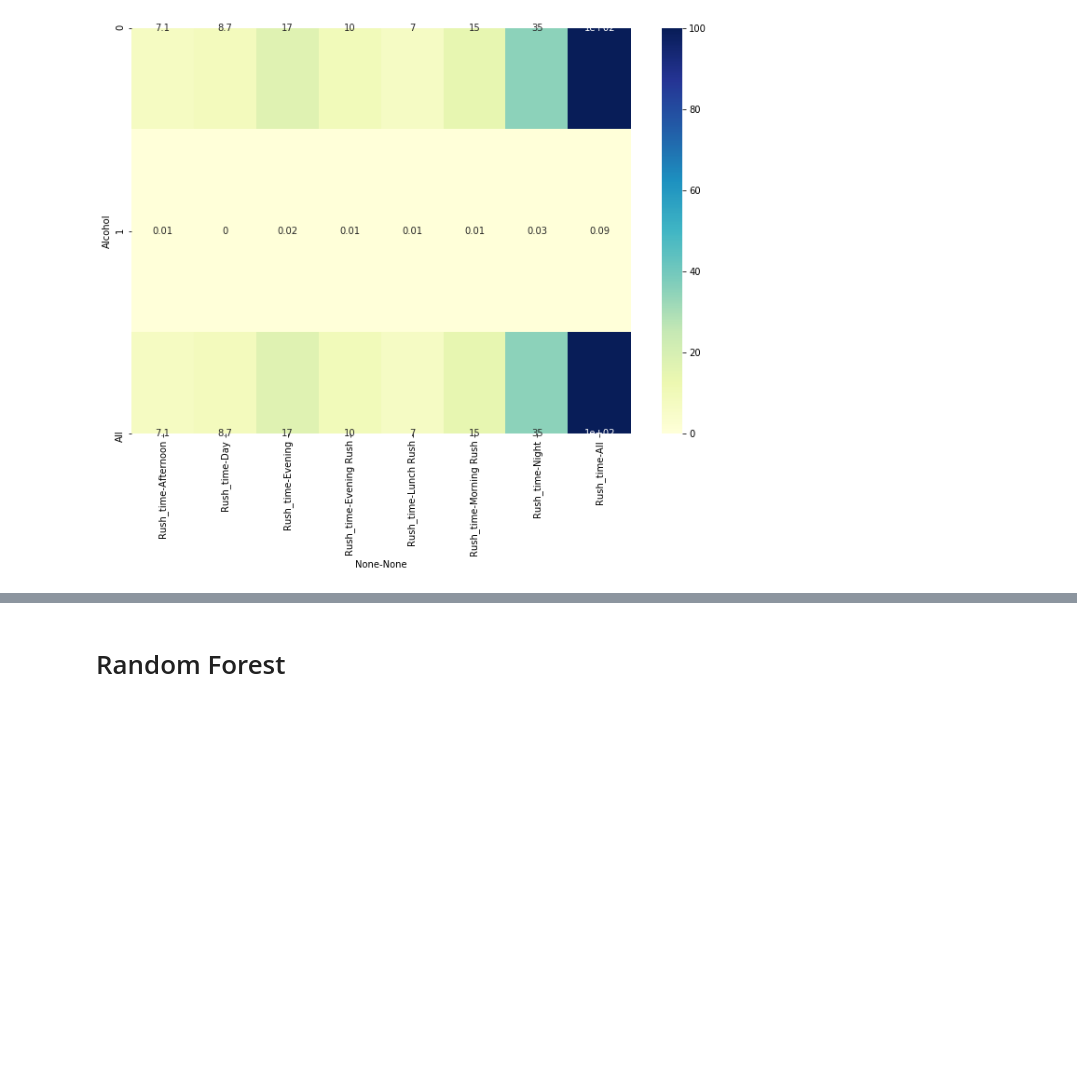
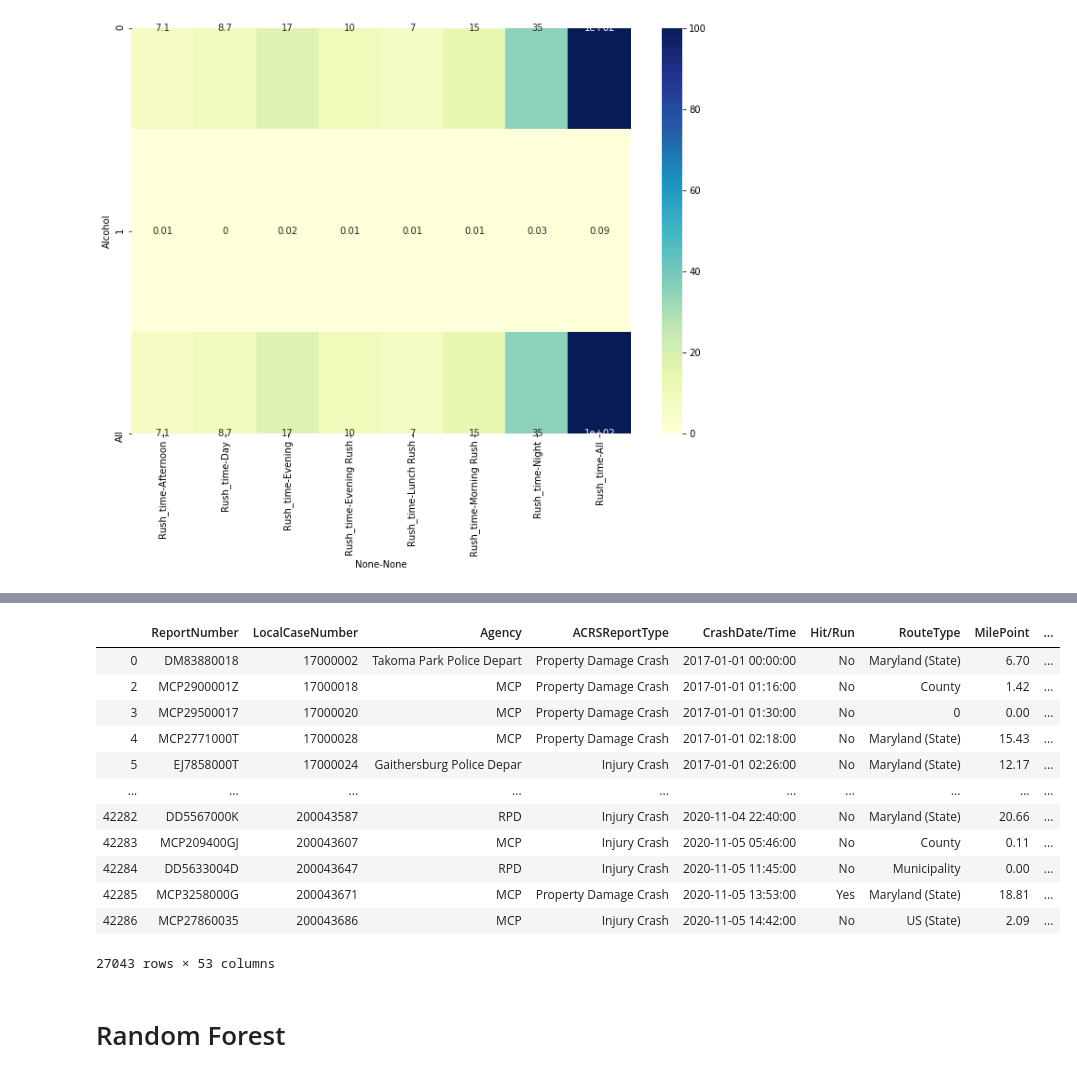
Before and after one commit to mnerolu/Data205, a Jupyter notebook: Models_Visualization.ipynb, the cells around one changed output, grey strips where cells are left out. Saved outputs shown, nothing was run; the diff lists cells and outputs as text; code cells hidden in the pictures; blank space fills up the shorter version.

```diff
--- a/Models_Visualization.ipynb
+++ b/Models_Visualization.ipynb
@@ -1045,0 +1079,20 @@ sns.heatmap(tab2_chi, annot=True, cmap="YlGnBu")
+# %%
+def get_ratio(CRI_new):
+    name = CRI_new['Weather']
+    return fuzz.token_sort_ratio(name, "Clear")
+
+CRI_new[CRI_new.apply(get_ratio, axis=1) > 70]
+# %% [output]
+|  | ReportNumber | LocalCaseNumber | Agency | ACRSReportType | CrashDate/Time | Hit/Run | RouteType | MilePoint | ... |
+| 0 | DM83880018 | 17000002 | Takoma Park Police Depart | Property Damage Crash | 2017-01-01 00:00:00 | No | Maryland (State) | 6.70 | ... |
+| 2 | MCP2900001Z | 17000018 | MCP | Property Damage Crash | 2017-01-01 01:16:00 | No | County | 1.42 | ... |
+| 3 | MCP29500017 | 17000020 | MCP | Property Damage Crash | 2017-01-01 01:30:00 | No | 0 | 0.00 | ... |
+| 4 | MCP2771000T | 17000028 | MCP | Property Damage Crash | 2017-01-01 02:18:00 | No | Maryland (State) | 15.43 | ... |
+| 5 | EJ7858000T | 17000024 | Gaithersburg Police Depar | Injury Crash | 2017-01-01 02:26:00 | No | Maryland (State) | 12.17 | ... |
+| ... | ... | ... | ... | ... | ... | ... | ... | ... | ... |
+| 42282 | DD5567000K | 200043587 | RPD | Injury Crash | 2020-11-04 22:40:00 | No | Maryland (State) | 20.66 | ... |
+| 42283 | MCP209400GJ | 200043607 | MCP | Injury Crash | 2020-11-05 05:46:00 | No | County | 0.11 | ... |
+| 42284 | DD5633004D | 200043647 | RPD | Injury Crash | 2020-11-05 11:45:00 | No | Municipality | 0.00 | ... |
+| 42285 | MCP3258000G | 200043671 | MCP | Property Damage Crash | 2020-11-05 13:53:00 | Yes | Maryland (State) | 18.81 | ... |
+| 42286 | MCP27860035 | 200043686 | MCP | Injury Crash | 2020-11-05 14:42:00 | No | US (State) | 2.09 | ... |
+27043 rows × 53 columns
```
Also changed, not shown: parts of 17 cells of this notebook.
